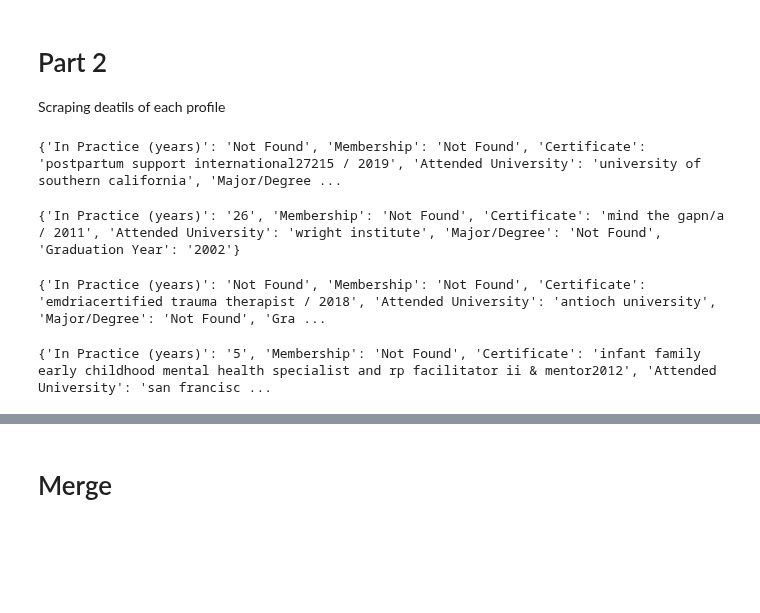
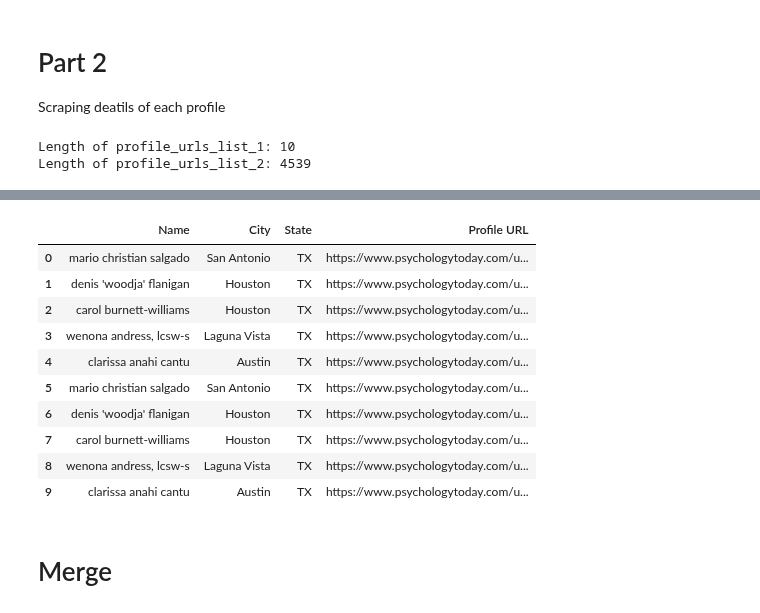
Before and after one commit to pallavmarch/Psychologytoday-therapist-analysis, a Jupyter notebook: psychologytoday_webscraping.ipynb, the cells around one changed output, grey strips where cells are left out. Saved outputs shown, nothing was run; the diff lists cells and outputs as text; code cells hidden in the pictures; blank space fills up the shorter version.

```diff
--- a/psychologytoday_webscraping.ipynb
+++ b/psychologytoday_webscraping.ipynb
@@ -13,7 +13,7 @@ import random
 
 
 # --------- Set this variable to scrape a specific state ---------
-selected_state = "California"  # Options: Texas, Florida, California, New York
+selected_state = "Texas"  # Options: Texas, Florida, California, New York
 
 # --------- Configuration Dictionary for States ---------
 state_config = {
@@ -51,7 +51,7 @@ HEADERS = {
 }
 
 # --------- Load Links ---------
-#csvfile = pd.read_csv(link_file)
+csvfile = pd.read_csv(link_file)
 
 # --------- Initialize Containers ---------
 all_therapists_data = []
@@ -112,7 +112,9 @@ Scraping deatils of each profile
 # %%
 split_index = len(csvfile) // 2
 
-profile_urls_list_1 = csvfile["Profile URL"][:split_index].tolist()  # First half
+profile_urls_list_1 = csvfile["Profile URL"][:
+                                             10].tolist()  # First half
+#profile_urls_list_1 = csvfile["Profile URL"][:split_index].tolist()  # First half
 profile_urls_list_2 = csvfile["Profile URL"][split_index:].tolist()  # Second half
 
 print(f"Length of profile_urls_list_1: {len(profile_urls_list_1)}")
@@ -120,6 +122,9 @@ print(f"Length of profile_urls_list_2: {len(profile_urls_list_2)}")
 
 current_profiles=profile_urls_list_1
 #current_profiles=profile_urls_list_2
+# %% [output]
+Length of profile_urls_list_1: 10
+Length of profile_urls_list_2: 4539
 # %%
 def extract_list(soup, keyword):
     section = soup.find(lambda tag: tag.name in ["h2", "h3", "h4"] and keyword.lower() in tag.get_text(strip=True).lower())
@@ -201,26 +206,25 @@ def extract_qualifications(soup):
             if grad_match:
                 data["Graduation Year"] = grad_match.group(1).lower()
 
-    print(data)
-
 #    data["Qualifications"] = " | ".join(qualifications_list) if qualifications_list else "Not Found"
     return data
 
 
 
 def extract_state_zip(soup):
+    data = {key: "Not Found" for key in ["City", "State", "ZIP Code"]}
 
-    data = {key: "Not Found" for key in ["City", "State", "ZIP Code"]}
     address_section = soup.find("span", class_="address-region address-text")
     if address_section:
         address_text = address_section.get_text(strip=True)
-        match = re.match(r"^(.*?),\s*([A-Z]{2})\s*(\d{5})$", address_text).lower()
+        match = re.match(r"^(.*?),\s*([A-Z]{2})\s*(\d{5})$", address_text)
         if match:
             data["City"] = match.group(1)
             data["State"] = match.group(2)
             data["ZIP Code"] = match.group(3)
 
     return data
+
 
 
 
@@ -277,42 +281,50 @@ for idx, url in enumerate(tqdm(current_profiles, desc="Scraping Progress", colou
                 "Profile URL": url,
                 "Name": soup.find("h1").get_text(strip=True).lower() if soup.find("h1") else "N/A",
                 "Title": soup.find("h2").get_text(strip=True).lower().split('(')[0].split(',')[0].strip() if soup.find("h2") else "N/A",
-                "Credential": soup.find("h2").get_text(strip=True).lower().split('(')[0].split(',')[1].strip() if soup.find("h2") else "N/A"
-                **extract_state_zip(soup),
+                "Credential": soup.find("h2").get_text(strip=True).lower().split('(')[0].split(',')[1].strip() if soup.find("h2") else "N/A",
                "Phone": soup.find("div", class_="profile-phone").get_text(strip=True) if soup.find("div", class_="profile-phone") else "N/A",
                "Availability": soup.find("div", class_="at-a-glance_row_appointments")
                                 .get_text(strip=True).lower().replace("available ", "") if soup.find("div", class_="at-a-glance_row_appointments")
                                 and "available" in soup.find("div", class_="at-a-glance_row_appointments").get_text(strip=True).lower()
                                 else soup.find("div", class_="at-a-glance_row_appointments").get_text(strip=True).lower()
                                 if soup.find("div", class_="at-a-glance_row_appointments") else "not found",
-
+                **extract_state_zip(soup),
                 **extract_fees_payment(soup),
                 "Insurance": extract_list(soup, "Insurance"),
                 **extract_specialties_expertise(soup),
                 "Types of Therapy": extract_types_of_therapy(soup),
                 **extract_qualifications(soup),
                 **extract_client_focus(soup)
 #                **extract_endorsements(soup)
 #                "Personal Statement": extract_personal_statement(soup),
 
             }
 
             all_therapists_data.append(therapist_data)
 
     except Exception as e:
         print(f"⚠️ Error scraping {url}: {e}")
 
 
 df = pd.DataFrame(all_therapists_data)
 df.to_csv(file_name, index=False)
 files.download(file_name)
+
+df[["Name","City","State","Profile URL"]]
 # %% [output]
-{'In Practice (years)': 'Not Found', 'Membership': 'Not Found', 'Certificate': 'postpartum support international27215 / 2019', 'Attended University': 'university of southern california', 'Major/Degree ...
-{'In Practice (years)': '26', 'Membership': 'Not Found', 'Certificate': 'mind the gapn/a / 2011', 'Attended University': 'wright institute', 'Major/Degree': 'Not Found', 'Graduation Year': '2002'}
-{'In Practice (years)': 'Not Found', 'Membership': 'Not Found', 'Certificate': 'emdriacertified trauma therapist / 2018', 'Attended University': 'antioch university', 'Major/Degree': 'Not Found', 'Gra ...
-{'In Practice (years)': '5', 'Membership': 'Not Found', 'Certificate': 'infant family early childhood mental health specialist and rp facilitator ii & mentor2012', 'Attended University': 'san francisc ...
 [interactive output not drawn]
 [interactive output not drawn]
+|  | Name | City | State | Profile URL |
+| 0 | mario christian salgado | San Antonio | TX | https://www.psychologytoday.com/u... |
+| 1 | denis 'woodja' flanigan | Houston | TX | https://www.psychologytoday.com/u... |
+| 2 | carol burnett-williams | Houston | TX | https://www.psychologytoday.com/u... |
+| 3 | wenona andress, lcsw-s | Laguna Vista | TX | https://www.psychologytoday.com/u... |
+| 4 | clarissa anahi cantu | Austin | TX | https://www.psychologytoday.com/u... |
+| 5 | mario christian salgado | San Antonio | TX | https://www.psychologytoday.com/u... |
+| 6 | denis 'woodja' flanigan | Houston | TX | https://www.psychologytoday.com/u... |
+| 7 | carol burnett-williams | Houston | TX | https://www.psychologytoday.com/u... |
+| 8 | wenona andress, lcsw-s | Laguna Vista | TX | https://www.psychologytoday.com/u... |
+| 9 | clarissa anahi cantu | Austin | TX | https://www.psychologytoday.com/u... |
 # %% [markdown]
 # Merge
 # %%
```
